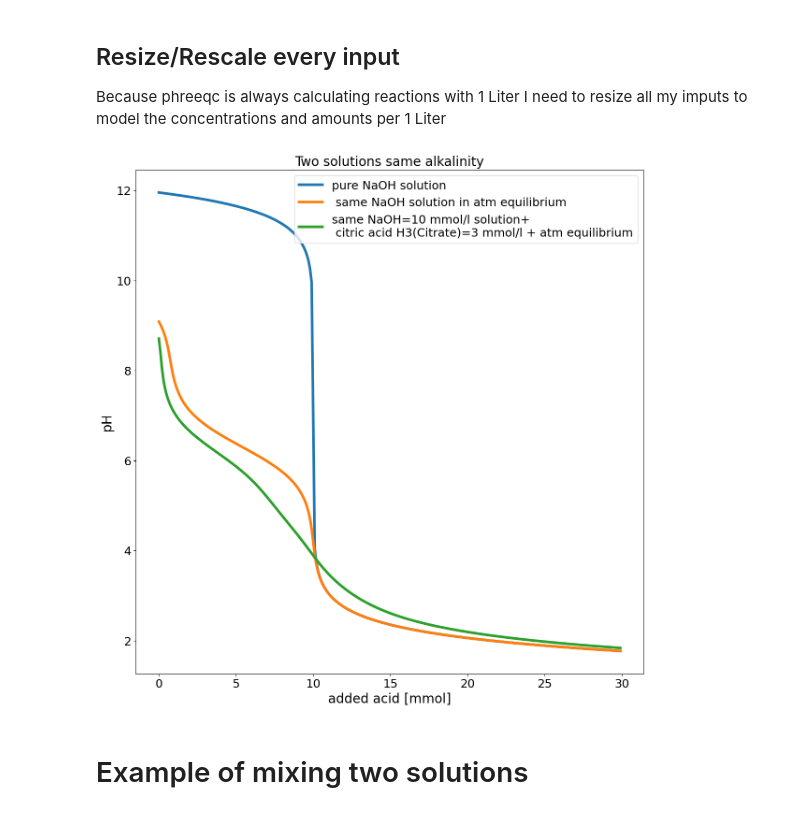
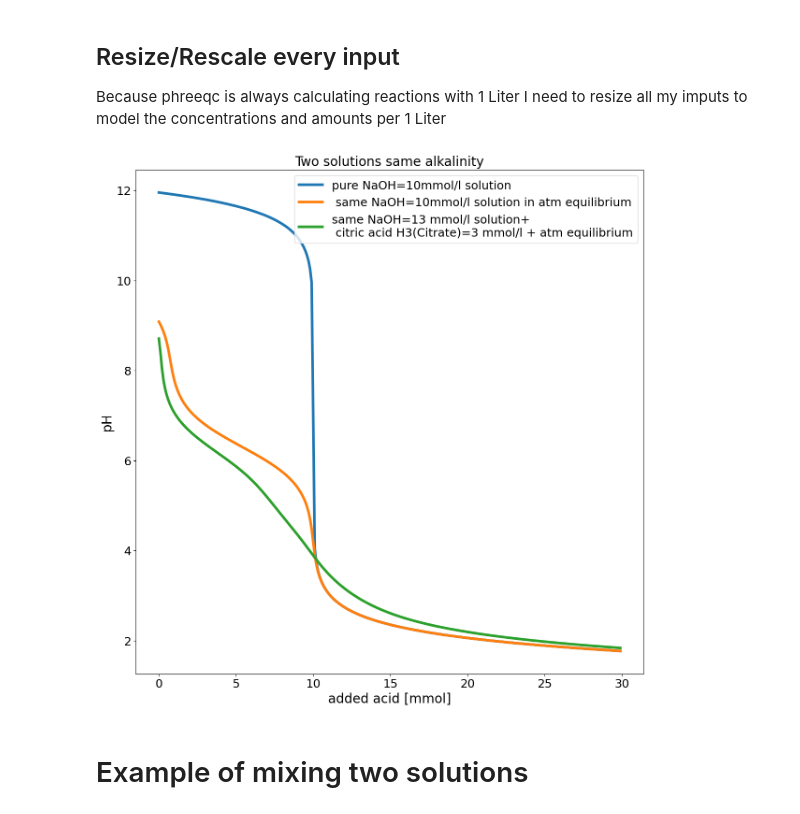
Before and after one commit to 5ir-Lancelot/phreeqpython_fun, a Jupyter notebook: titration_plot-organic_alkalinity.ipynb, the cells around one changed output. Cells and saved outputs as stored; diff of their text form; code cells hidden in the pictures.

```diff
--- a/titration_plot-organic_alkalinity.ipynb
+++ b/titration_plot-organic_alkalinity.ipynb
@@ -121,9 +121,9 @@ solution2=pp.add_solution_simple({'NaOH':c},temperature=temp, units='mmol')
 #create a third solution with some organic acids inside
 # but under atmospheric CO2 pressure
 
-solution3=pp.add_solution_simple({'NaOH':c+3},temperature=temp, units='mmol')
+solution3=pp.add_solution_simple({'NaOH':c+c_citrate},temperature=temp, units='mmol')
 
-solution3.add('H3(Citrate)', 3, 'mmol')  #add the citic acid
+solution3.add('H3(Citrate)', c_citrate, 'mmol')  #add the citic acid
 
 solution3.equalize(['CO2(g)'], [input_pCO2])
 
@@ -204,26 +204,26 @@ for acid in range(300):
 # %%
 fig = plt.figure(figsize=[14,14])
 
-plt.plot(acid_s2,pH_s2, label='pure NaOH solution')
+plt.plot(acid_s2,pH_s2, label='pure NaOH={:}mmol/l solution'.format(c))
 
-plt.plot(acid_s1,pH_s1, label=' same NaOH solution in atm equilibrium')
+plt.plot(acid_s1,pH_s1, label=' same NaOH={:}mmol/l solution in atm equilibrium'.format(c))
 
-plt.plot(acid_s3,pH_s3, label='same NaOH={:} mmol/l solution+ \n citric acid H3(Citrate)={:} mmol/l + atm equilibrium'.format(c,c_citrate))
+plt.plot(acid_s3,pH_s3, label='same NaOH={:} mmol/l solution+ \n citric acid H3(Citrate)={:} mmol/l + atm equilibrium'.format(c+c_citrate,c_citrate))
 
 
 
 plt.ylabel('pH')
 
 plt.xlabel('added acid [mmol]')
 
 plt.legend(loc='upper right')
 
 plt.title('Two solutions same alkalinity')
 
 
 plt.savefig('titration-plot.pdf')
 # %% [output]
-[figure, old version]
+[figure, new version]
 # %% [markdown]
 # Example of mixing two solutions
 # %%
```
Also changed, not shown: parts of 4 cells of this notebook.
